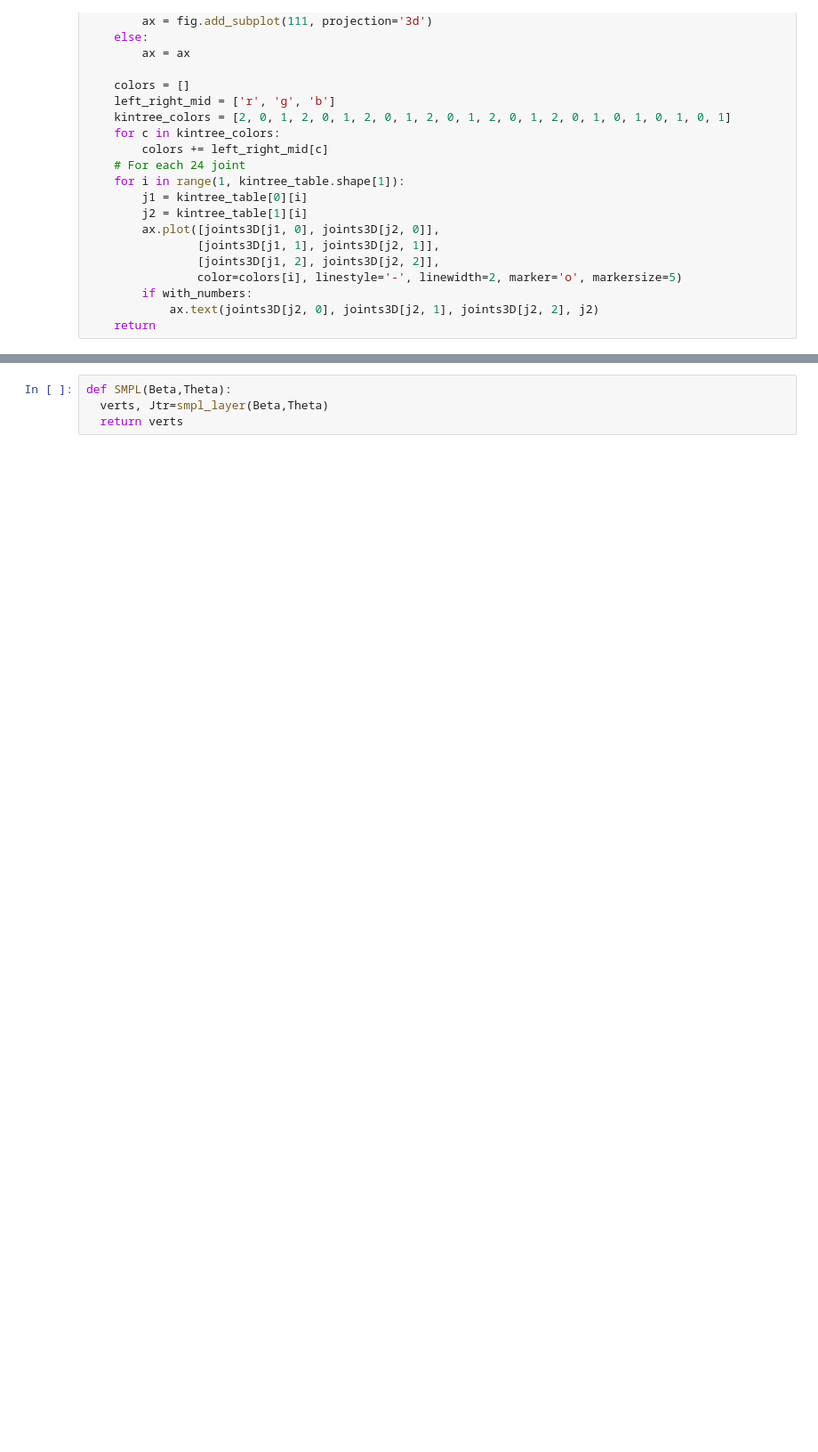
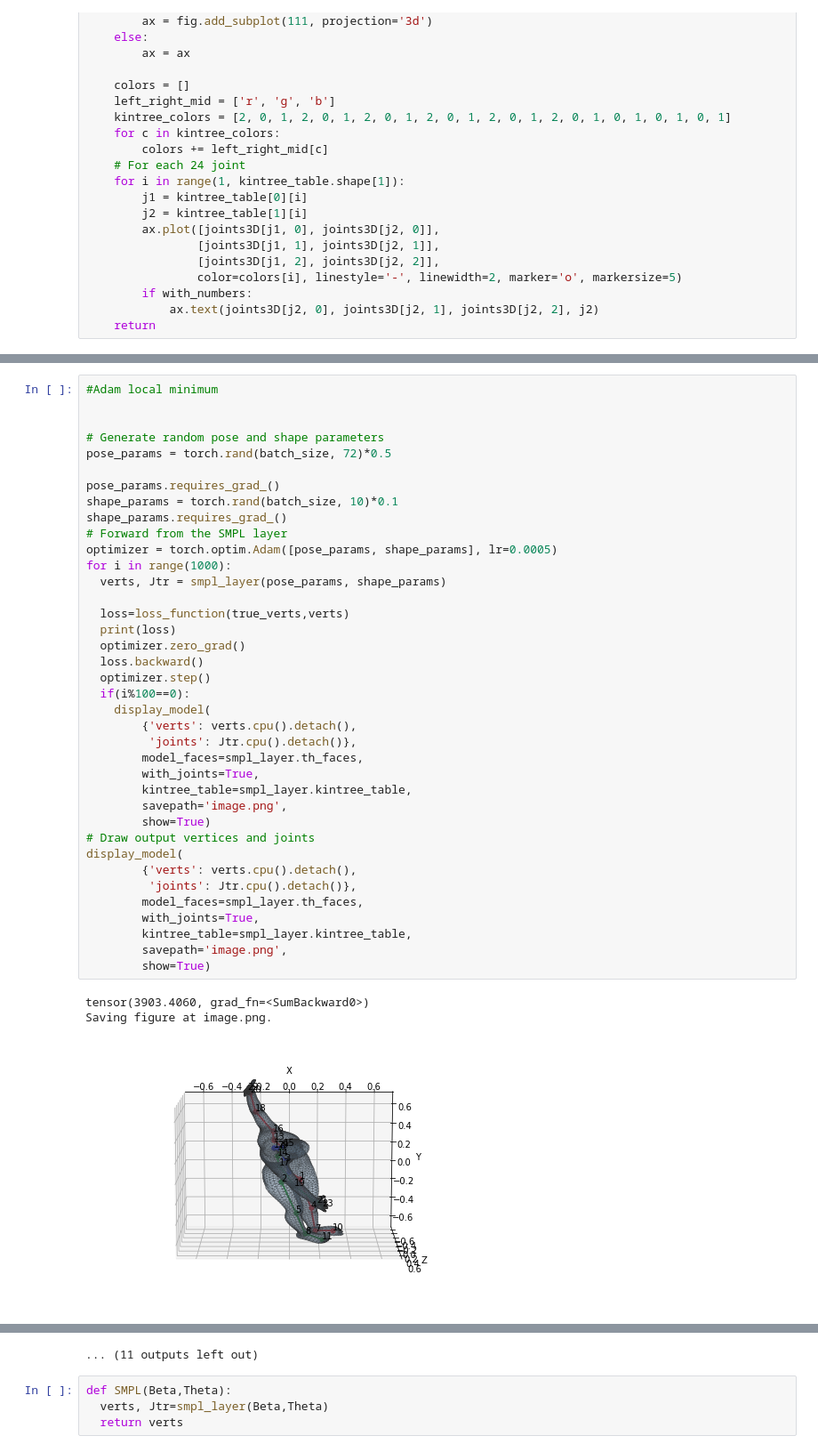
Before and after one commit to B4Farouk/smpl-dr-clip, a Jupyter notebook: SMPL_Exploration.ipynb, the cells around one changed output, grey strips where cells are left out. Shown at 89% size. Saved outputs shown, nothing was run; the diff lists cells and outputs as text; blank space fills up the shorter version.

```diff
--- a/SMPL_Exploration.ipynb
+++ b/SMPL_Exploration.ipynb
@@ -198,0 +276,42 @@ Saving figure at image.png.
+# %%
+#Adam local minimum
+
+
+# Generate random pose and shape parameters
+pose_params = torch.rand(batch_size, 72)*0.5
+
+pose_params.requires_grad_()
+shape_params = torch.rand(batch_size, 10)*0.1
+shape_params.requires_grad_()
+# Forward from the SMPL layer
+optimizer = torch.optim.Adam([pose_params, shape_params], lr=0.0005)
+for i in range(1000):
+  verts, Jtr = smpl_layer(pose_params, shape_params)
+
+  loss=loss_function(true_verts,verts)
+  print(loss)
+  optimizer.zero_grad()
+  loss.backward()
+  optimizer.step()
+  if(i%100==0):
+    display_model(
+        {'verts': verts.cpu().detach(),
+         'joints': Jtr.cpu().detach()},
+        model_faces=smpl_layer.th_faces,
+        with_joints=True,
+        kintree_table=smpl_layer.kintree_table,
+        savepath='image.png',
+        show=True)
+# Draw output vertices and joints
+display_model(
+        {'verts': verts.cpu().detach(),
+         'joints': Jtr.cpu().detach()},
+        model_faces=smpl_layer.th_faces,
+        with_joints=True,
+        kintree_table=smpl_layer.kintree_table,
+        savepath='image.png',
+        show=True)
+# %% [output]
+tensor(3903.4060, grad_fn=<SumBackward0>)
+Saving figure at image.png.
+[figure, added]
@@ -199,3 +408,4 @@ Saving figure at image.png.
+... (11 outputs left out)
 # %%
 def SMPL(Beta,Theta):
   verts, Jtr=smpl_layer(Beta,Theta)
```
Also changed, not shown: parts of 6 cells of this notebook.
